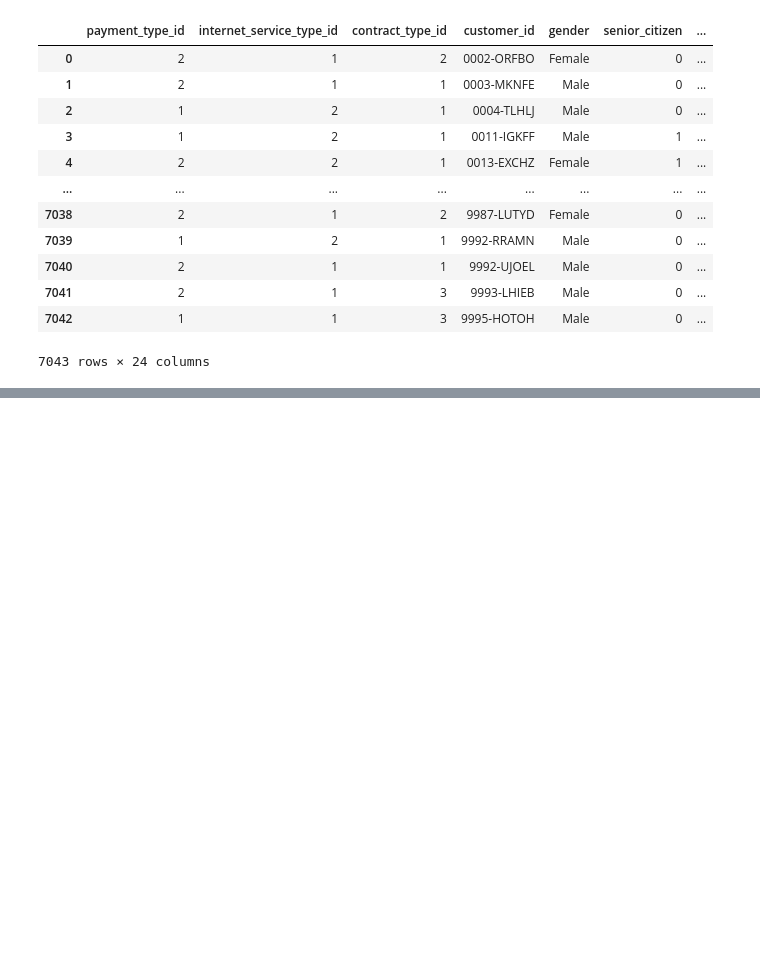
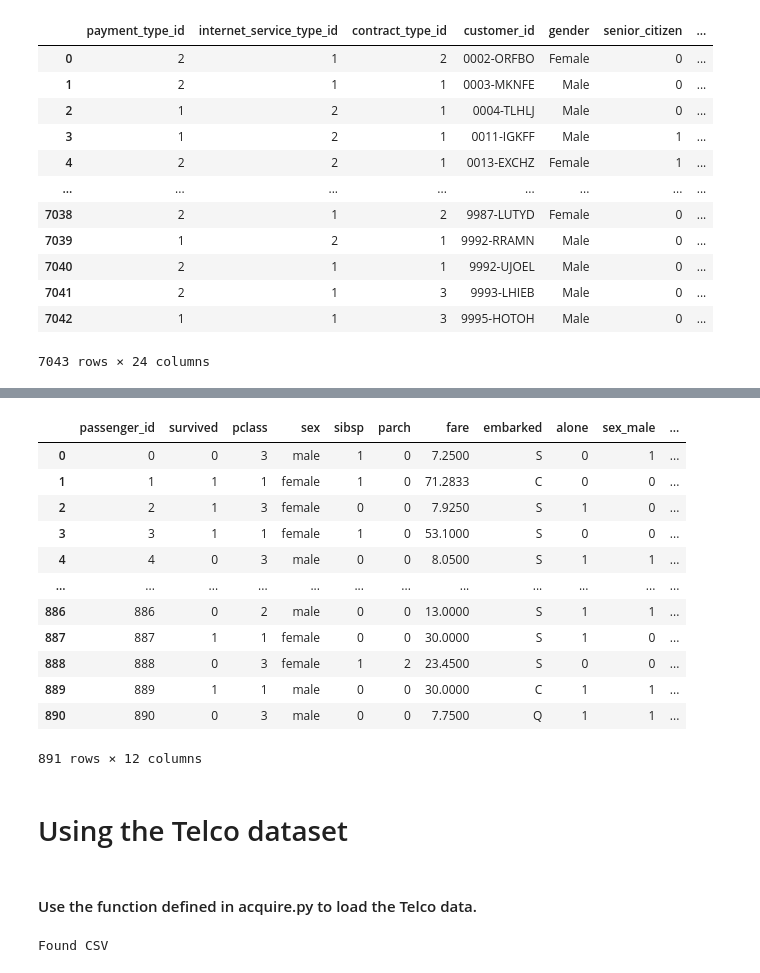
Before and after one commit to manuel-salazar1/classification-exercises, a Jupyter notebook: classification_exercises.ipynb, the cells around one changed output, grey strips where cells are left out. Cells and saved outputs as stored; diff of their text form; code cells hidden in the pictures; blank space fills up the shorter version.

```diff
--- a/classification_exercises.ipynb
+++ b/classification_exercises.ipynb
@@ -495,0 +723,3 @@ Found CSV
+# %%
+# add to function
+dummy_titanic = pd.get_dummies(titanic[['sex', 'embarked']], drop_first=True)
@@ -495,0 +735,3 @@ Found CSV
+# %%
+# add to function
+titanic = pd.concat([titanic, dummy_titanic], axis=1)
@@ -495,0 +749,14 @@ Found CSV
+# %%
+def prep_titanic(titanic):
+    '''
+    - This function will clean the titanic dataset
+    '''
+    titanic = titanic.drop(columns=['embark_town', 'class', 'deck', 'age'])
+
+    titanic.embarked = titanic.embarked.fillna(value='S')
+
+    dummy_titanic = pd.get_dummies(titanic[['sex', 'embarked']], drop_first=True)
+    titanic = pd.concat([titanic, dummy_titanic], axis=1)
+    return titanic
+# %%
+fresh_titanic = acquire.get_titanic_data()
@@ -495,0 +774,24 @@ Found CSV
+# %%
+prep_titanic(fresh_titanic)
+# %% [output]
+|  | passenger_id | survived | pclass | sex | sibsp | parch | fare | embarked | alone | sex_male | ... |
+| 0 | 0 | 0 | 3 | male | 1 | 0 | 7.2500 | S | 0 | 1 | ... |
+| 1 | 1 | 1 | 1 | female | 1 | 0 | 71.2833 | C | 0 | 0 | ... |
+| 2 | 2 | 1 | 3 | female | 0 | 0 | 7.9250 | S | 1 | 0 | ... |
+| 3 | 3 | 1 | 1 | female | 1 | 0 | 53.1000 | S | 0 | 0 | ... |
+| 4 | 4 | 0 | 3 | male | 0 | 0 | 8.0500 | S | 1 | 1 | ... |
+| ... | ... | ... | ... | ... | ... | ... | ... | ... | ... | ... | ... |
+| 886 | 886 | 0 | 2 | male | 0 | 0 | 13.0000 | S | 1 | 1 | ... |
+| 887 | 887 | 1 | 1 | female | 0 | 0 | 30.0000 | S | 1 | 0 | ... |
+| 888 | 888 | 0 | 3 | female | 1 | 2 | 23.4500 | S | 0 | 0 | ... |
+| 889 | 889 | 1 | 1 | male | 0 | 0 | 30.0000 | C | 1 | 1 | ... |
+| 890 | 890 | 0 | 3 | male | 0 | 0 | 7.7500 | Q | 1 | 1 | ... |
+891 rows × 12 columns
+# %% [markdown]
+# Using the Telco dataset
+# %% [markdown]
+#### Use the function defined in acquire.py to load the Telco data.
+# %%
+telco = acquire.get_telco_data()
+# %% [output]
+Found CSV
```
Also changed, not shown: parts of 89 cells of this notebook.
